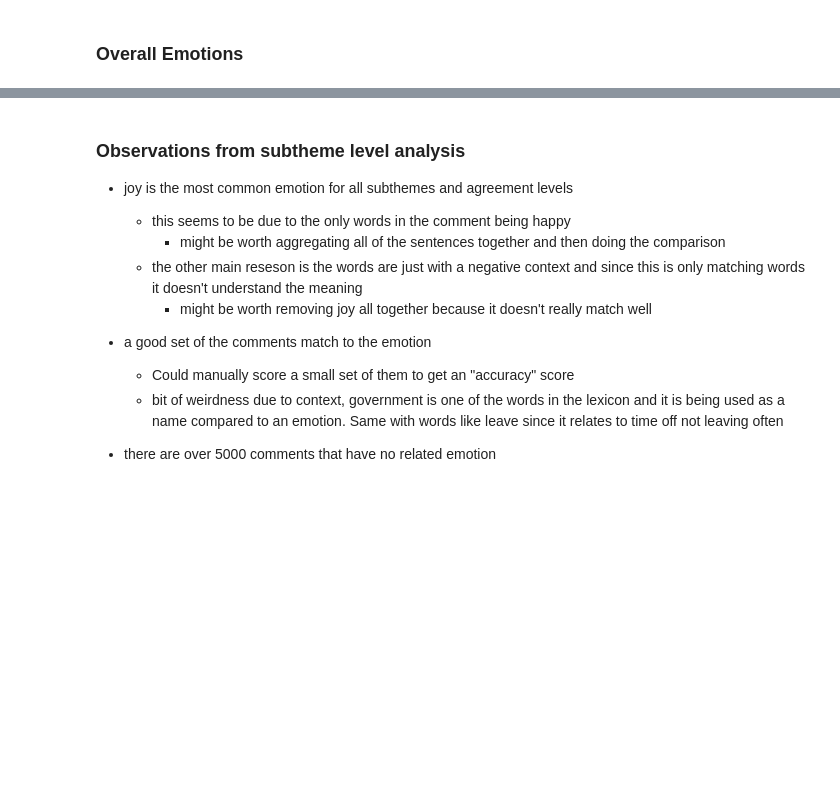
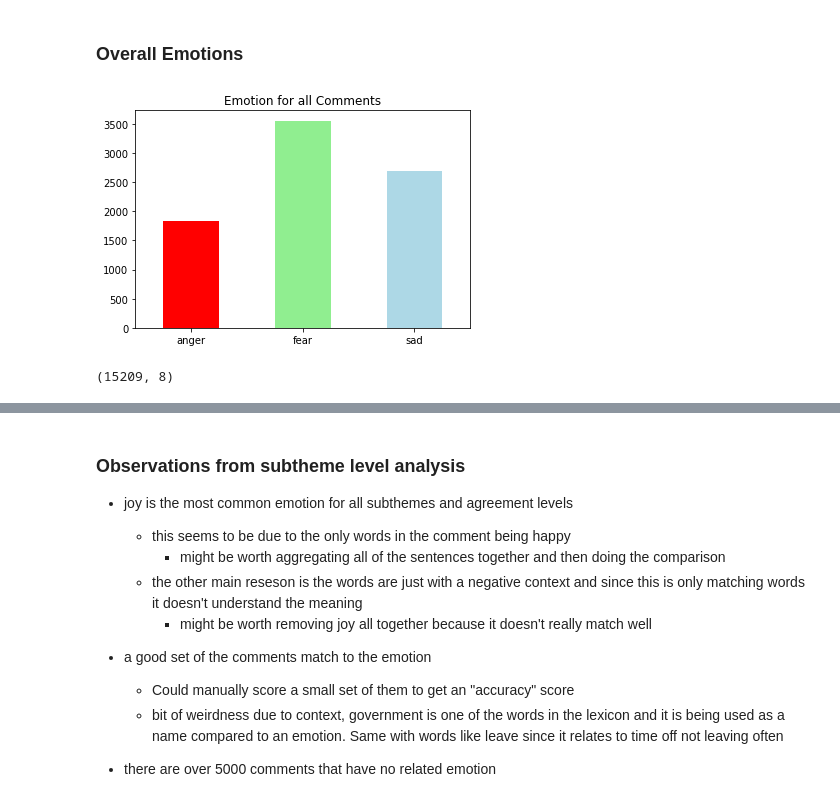
Before and after one commit to Jamienie/mds_capstone_bcstats, a Jupyter notebook: notebooks/ap_emotion_analysis_qual_to_quant.ipynb, the cells around one changed output, grey strips where cells are left out. Saved outputs shown, nothing was run; the diff lists cells and outputs as text; code cells hidden in the pictures; blank space fills up the shorter version.

```diff
--- a/notebooks/ap_emotion_analysis_qual_to_quant.ipynb
+++ b/notebooks/ap_emotion_analysis_qual_to_quant.ipynb
@@ -132,2 +135,10 @@ other = full_scores.drop("joy", axis=1)
 # %% [markdown]
 ### Overall Emotions
+# %%
+plot_all = src.analysis.emotion_analysis.plot_data(data=full_scores)
+# %% [output]
+[figure, added]
+# %%
+full_scores.shape
+# %% [output]
+(15209, 8)
```
Also changed, not shown: parts of 46 cells of this notebook, 5 other files.
